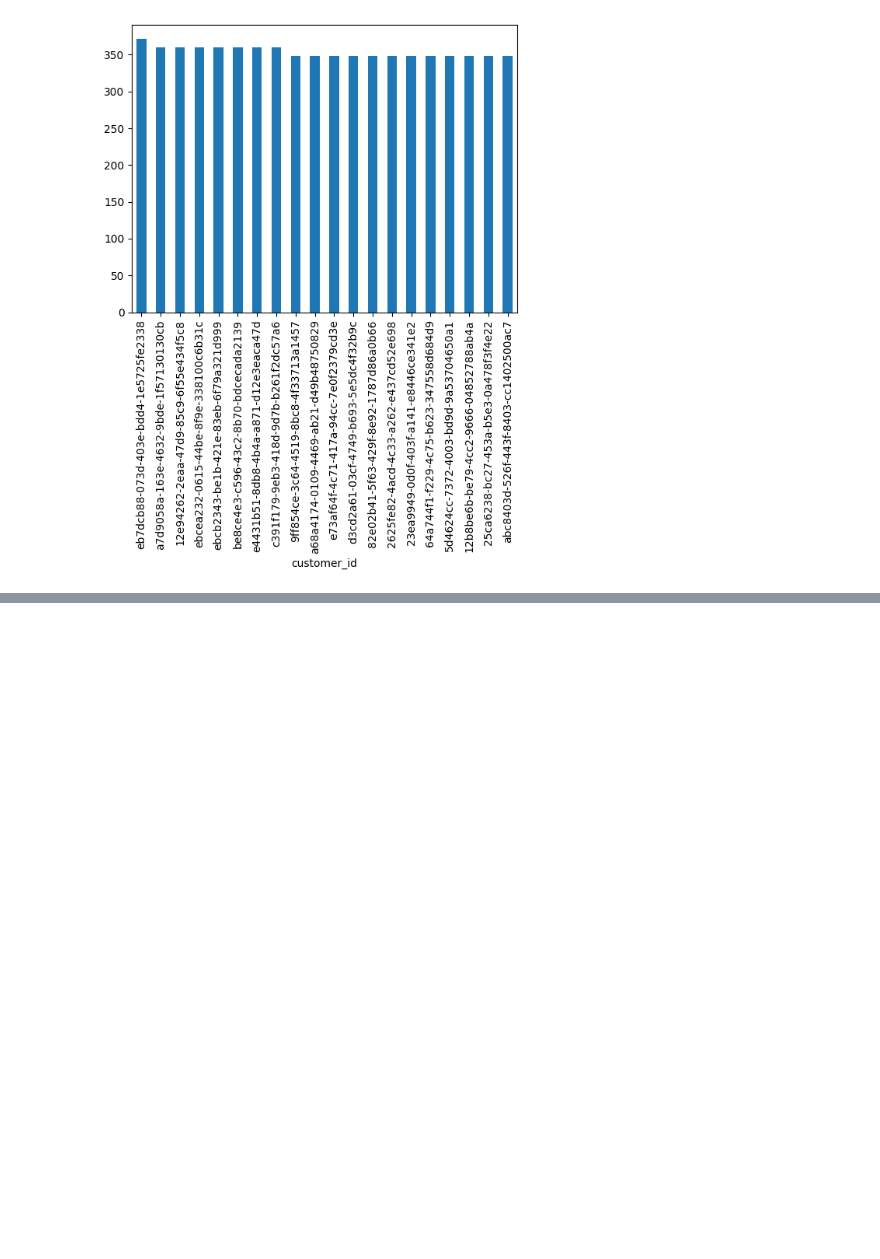
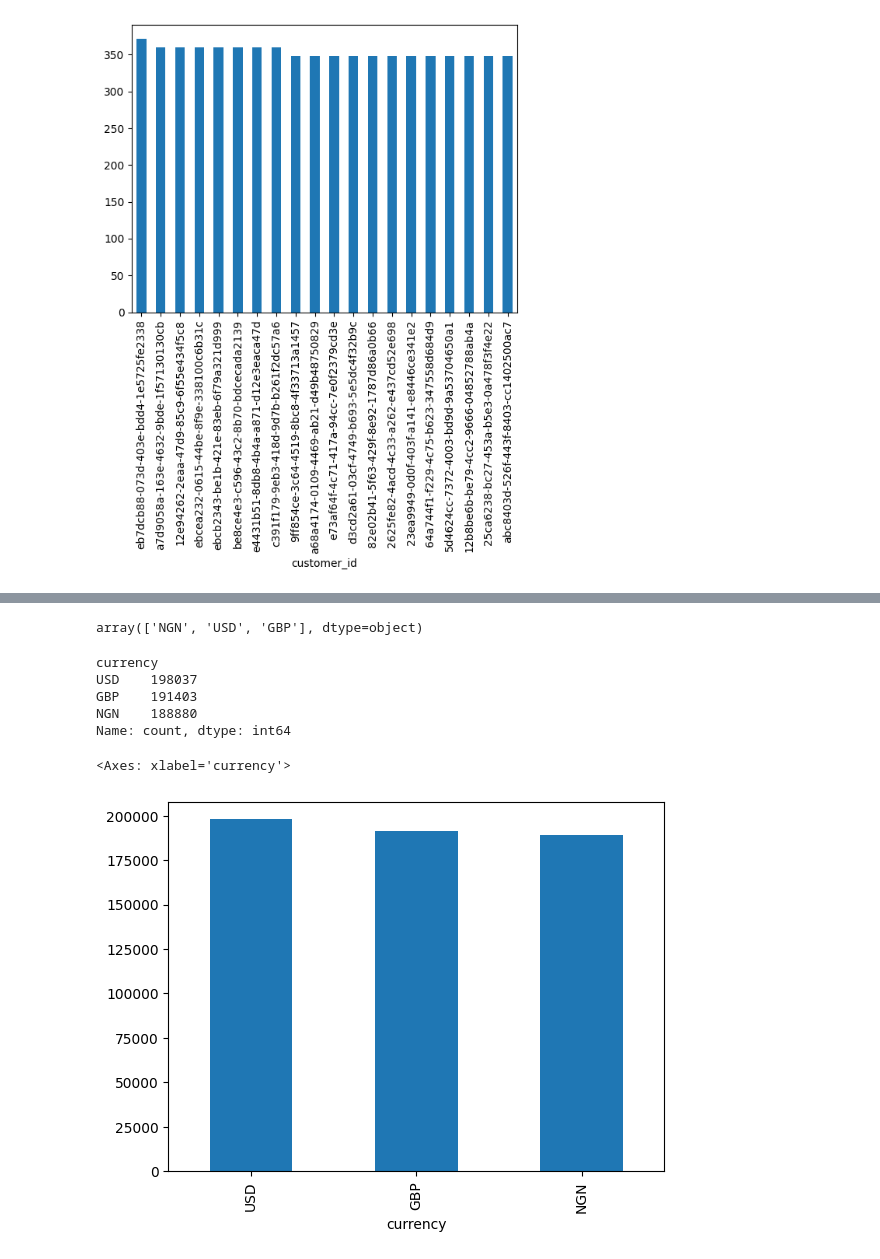
Before and after one commit to Hardemiyiwa/AI_Engineer, a Jupyter notebook: my_task/week_6/victor_ademuyiwa_task15/task15.ipynb, the cells around one changed output, grey strips where cells are left out. Cells and saved outputs as stored; diff of their text form; code cells hidden in the pictures; blank space fills up the shorter version.

```diff
--- a/my_task/week_6/victor_ademuyiwa_task15/task15.ipynb
+++ b/my_task/week_6/victor_ademuyiwa_task15/task15.ipynb
@@ -278,0 +293,18 @@ sales["customer_id"].value_counts().sort_values(ascending=False).head(20).plot(k
+# %%
+sales["currency"].unique()
+# %% [output]
+array(['NGN', 'USD', 'GBP'], dtype=object)
+# %%
+currency_and_number_times_used = sales["currency"].value_counts()
+currency_and_number_times_used
+# %% [output]
+currency
+USD    198037
+GBP    191403
+NGN    188880
+Name: count, dtype: int64
+# %%
+currency_and_number_times_used.plot(kind='bar')
+# %% [output]
+<Axes: xlabel='currency'>
+[figure, added]
```
Also changed, not shown: parts of 3 cells of this notebook, 2 other files.
